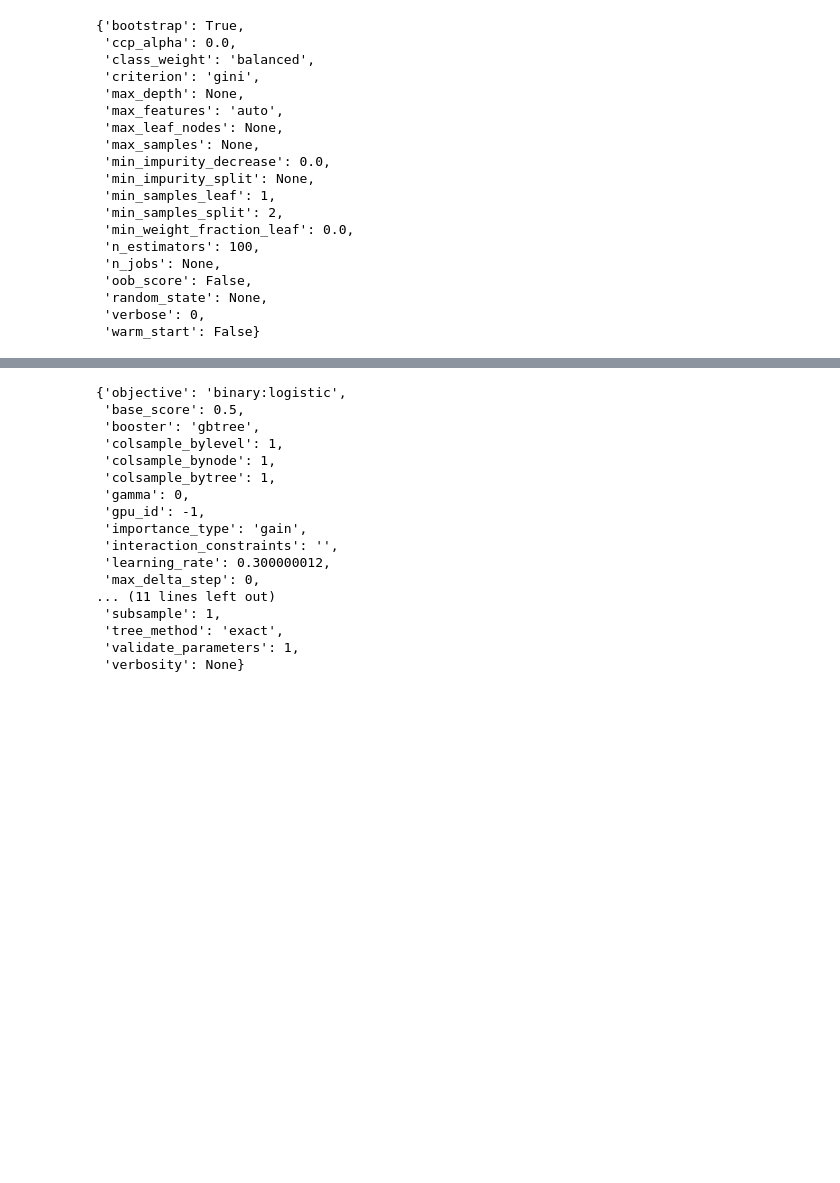
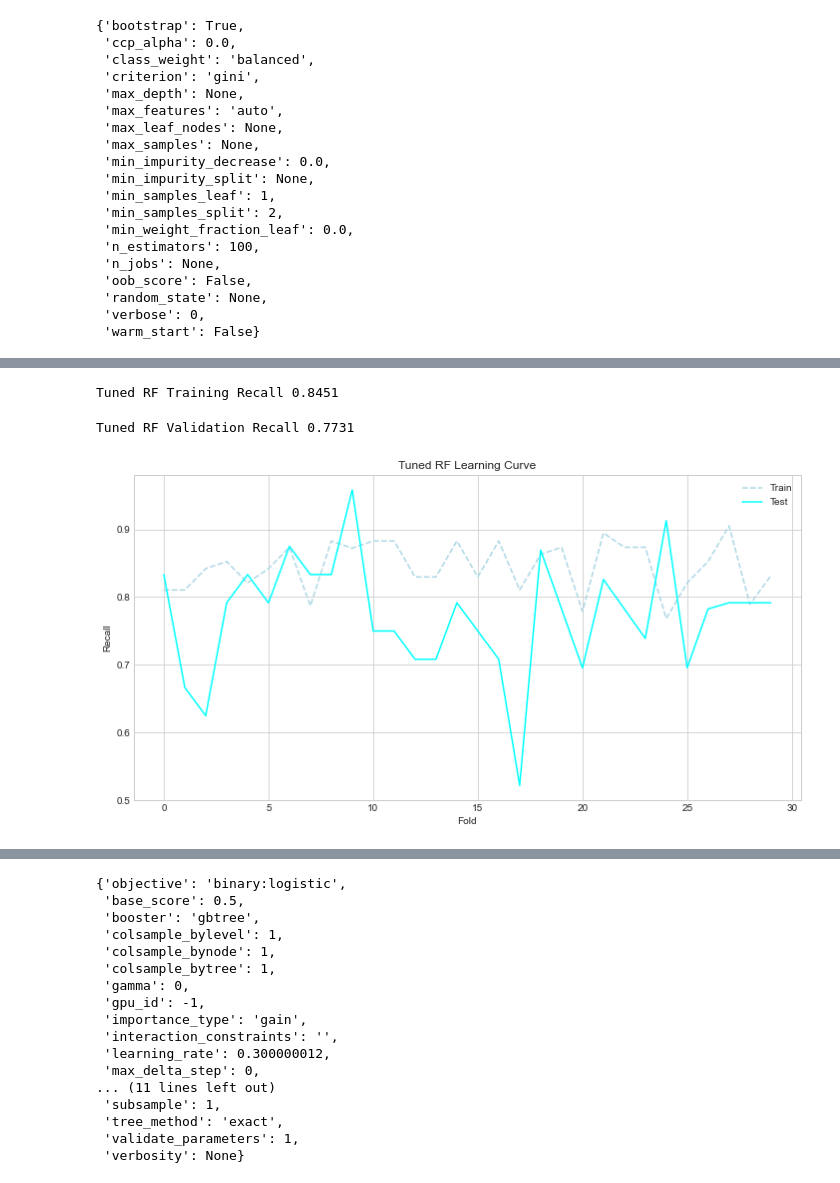
Before and after one commit to czaloumi/fire-risk-analysis, a Jupyter notebook: src/model-comparison.ipynb, the cells around one changed output, grey strips where cells are left out. Saved outputs shown, nothing was run; the diff lists cells and outputs as text; code cells hidden in the pictures; blank space fills up the shorter version.

```diff
--- a/src/model-comparison.ipynb
+++ b/src/model-comparison.ipynb
@@ -139,0 +160,24 @@ Fitting 3 folds for each of 64 candidates, totalling 192 fits
+# %%
+f = open('tuned-rf.pkl', 'rb')
+best_rf = pickle.load(f)
+
+rf_train_scores = cross_val_score(best_rf, X_train, y_train,
+                           scoring='recall', cv=30, n_jobs=-1)
+print('Tuned RF Training Recall', round(np.mean(rf_train_scores),4))
+
+rf_test_scores = cross_val_score(best_rf, X_test, y_test,
+                           scoring='recall', cv=30, n_jobs=-1)
+print('Tuned RF Validation Recall', round(np.mean(rf_test_scores),4))
+# %% [output]
+Tuned RF Training Recall 0.8451
+Tuned RF Validation Recall 0.7731
+# %%
+fig, ax = plt.subplots(figsize=(12,6))
+ax.plot(range(0, len(rf_train_scores)), rf_train_scores, linestyle='--', c='lightblue', label='Train')
+ax.plot(range(0, len(rf_test_scores)), rf_test_scores, c='aqua', label='Test')
+ax.set_title('Tuned RF Learning Curve')
+ax.set_xlabel('Fold')
+ax.set_ylabel('Recall')
+ax.legend();
+# %% [output]
+[figure, added]
```
Also changed, not shown: parts of 11 cells of this notebook, 2 other files.
